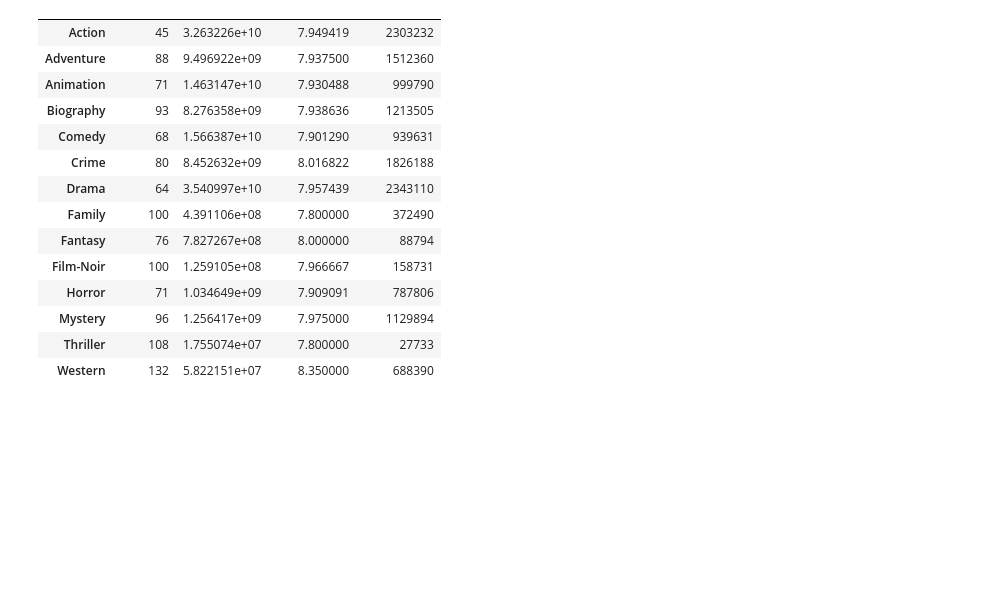
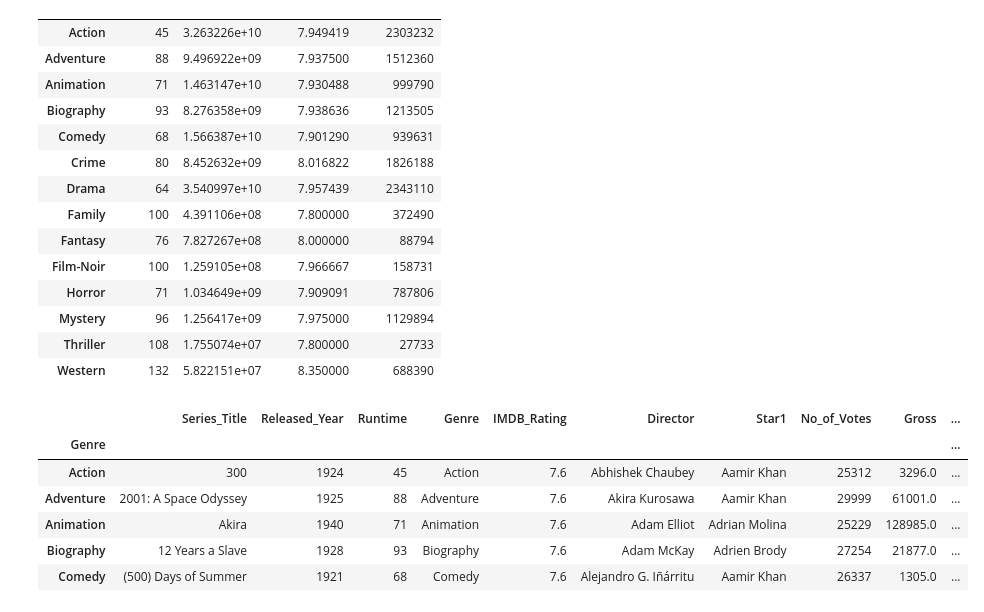
Before and after one commit to rushipatil1808/Python_Libraries, a Jupyter notebook: Pandas/GroupBY.ipynb, the cells around one changed output. Saved outputs shown, nothing was run; the diff lists cells and outputs as text; code cells hidden in the pictures; blank space fills up the shorter version.

```diff
--- a/Pandas/GroupBY.ipynb
+++ b/Pandas/GroupBY.ipynb
@@ -189,3 +189,15 @@ genres.agg(
 | Mystery | 96 | 1.256417e+09 | 7.975000 | 1129894 |
 | Thriller | 108 | 1.755074e+07 | 7.800000 | 27733 |
 | Western | 132 | 5.822151e+07 | 8.350000 | 688390 |
+# %%
+#split (apply) combine
+#apply --> builtin functions
+genres.apply(min).head(5)
+# %% [output]
+|  | Series_Title | Released_Year | Runtime | Genre | IMDB_Rating | Director | Star1 | No_of_Votes | Gross | ... |
+| Genre |  |  |  |  |  |  |  |  |  | ... |
+| Action | 300 | 1924 | 45 | Action | 7.6 | Abhishek Chaubey | Aamir Khan | 25312 | 3296.0 | ... |
+| Adventure | 2001: A Space Odyssey | 1925 | 88 | Adventure | 7.6 | Akira Kurosawa | Aamir Khan | 29999 | 61001.0 | ... |
+| Animation | Akira | 1940 | 71 | Animation | 7.6 | Adam Elliot | Adrian Molina | 25229 | 128985.0 | ... |
+| Biography | 12 Years a Slave | 1928 | 93 | Biography | 7.6 | Adam McKay | Adrien Brody | 27254 | 21877.0 | ... |
+| Comedy | (500) Days of Summer | 1921 | 68 | Comedy | 7.6 | Alejandro G. Iñárritu | Aamir Khan | 26337 | 1305.0 | ... |
```
Also changed, not shown: parts of 9 cells of this notebook, 1 other file.
